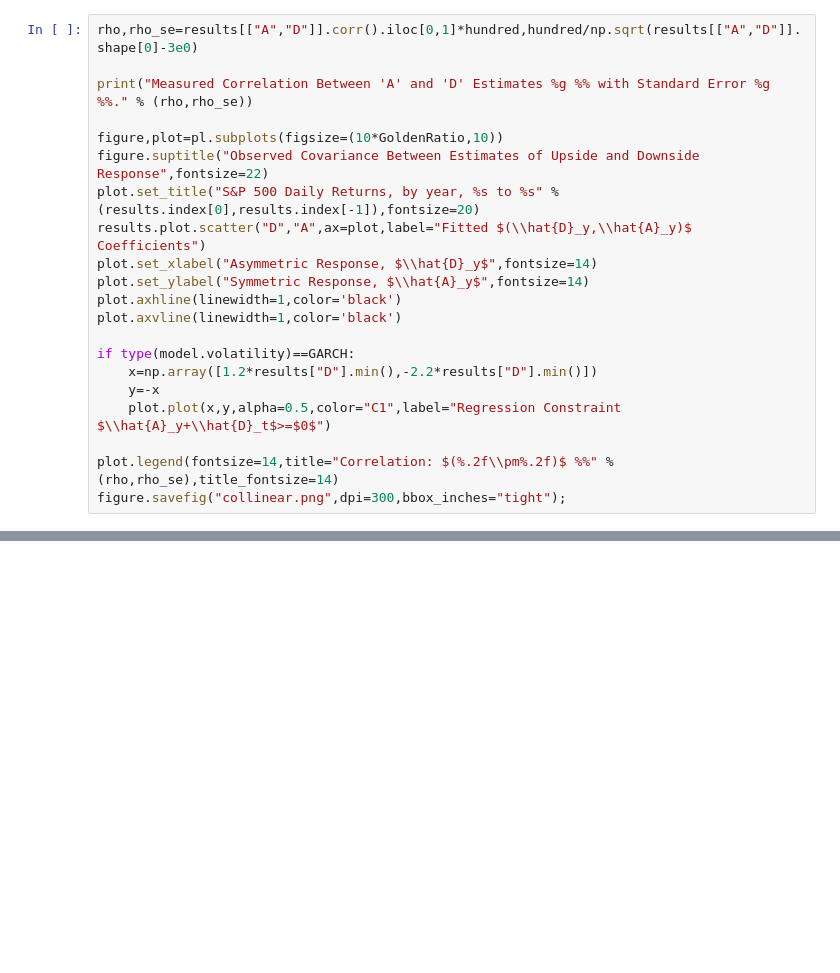
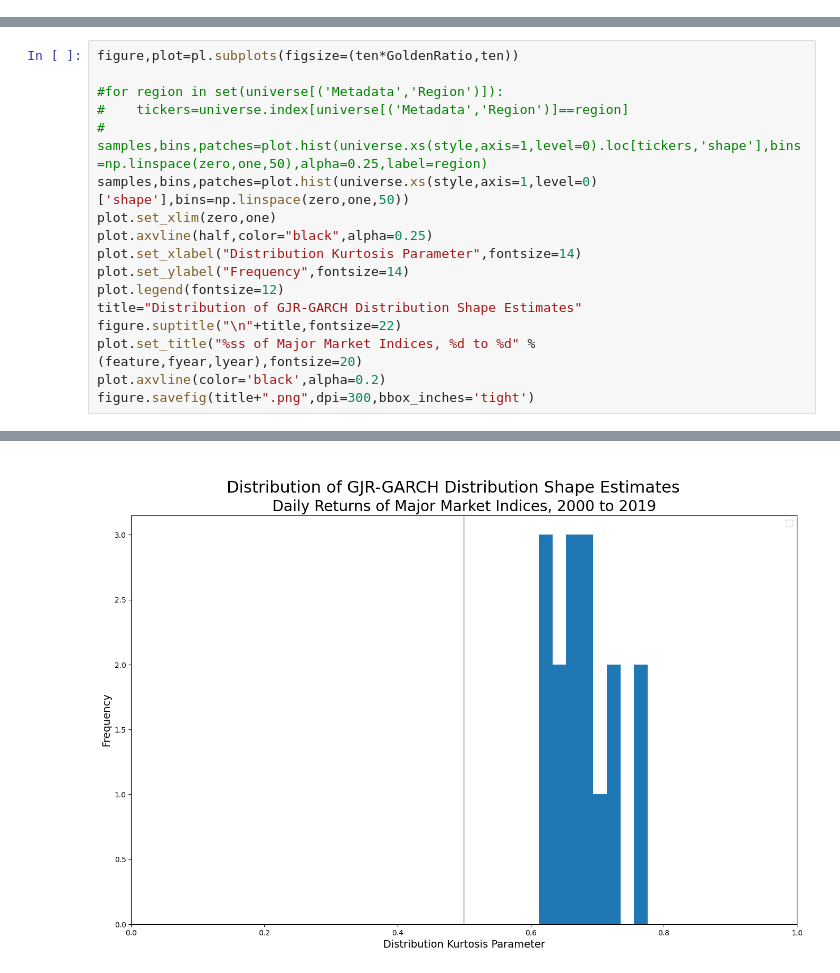
Before and after one commit to Farmhouse121/Wilmott-Articles, a Jupyter notebook: Other_Countries.ipynb, the cells around one changed output, grey strips where cells are left out. Saved outputs shown, nothing was run; the diff lists cells and outputs as text; blank space fills up the shorter version.

```diff
--- a/Other_Countries.ipynb
+++ b/Other_Countries.ipynb
@@ -222,21 +50,0 @@ figure.savefig("AD.png",dpi=300,bbox_inches='tight');
-# %%
-rho,rho_se=results[["A","D"]].corr().iloc[0,1]*hundred,hundred/np.sqrt(results[["A","D"]].shape[0]-3e0)
-
-print("Measured Correlation Between 'A' and 'D' Estimates %g %% with Standard Error %g %%." % (rho,rho_se))
-
-figure,plot=pl.subplots(figsize=(10*GoldenRatio,10))
-figure.suptitle("Observed Covariance Between Estimates of Upside and Downside Response",fontsize=22)
-plot.set_title("S&P 500 Daily Returns, by year, %s to %s" % (results.index[0],results.index[-1]),fontsize=20)
-results.plot.scatter("D","A",ax=plot,label="Fitted $(\\hat{D}_y,\\hat{A}_y)$ Coefficients")
-plot.set_xlabel("Asymmetric Response, $\\hat{D}_y$",fontsize=14)
-plot.set_ylabel("Symmetric Response, $\\hat{A}_y$",fontsize=14)
-plot.axhline(linewidth=1,color='black')
-plot.axvline(linewidth=1,color='black')
-
-if type(model.volatility)==GARCH:
-    x=np.array([1.2*results["D"].min(),-2.2*results["D"].min()])
-    y=-x
-    plot.plot(x,y,alpha=0.5,color="C1",label="Regression Constraint $\\hat{A}_y+\\hat{D}_t$>=$0$")
-
-plot.legend(fontsize=14,title="Correlation: $(%.2f\\pm%.2f)$ %%" % (rho,rho_se),title_fontsize=14)
-figure.savefig("collinear.png",dpi=300,bbox_inches="tight");
@@ -245,0 +386,18 @@ Measured Correlation Between 'A' and 'D' Estimates -39.3328 % with Standard Erro
+# %%
+figure,plot=pl.subplots(figsize=(ten*GoldenRatio,ten))
+
+#for region in set(universe[('Metadata','Region')]):
+#    tickers=universe.index[universe[('Metadata','Region')]==region]
+#    samples,bins,patches=plot.hist(universe.xs(style,axis=1,level=0).loc[tickers,'shape'],bins=np.linspace(zero,one,50),alpha=0.25,label=region)
+samples,bins,patches=plot.hist(universe.xs(style,axis=1,level=0)['shape'],bins=np.linspace(zero,one,50))
+plot.set_xlim(zero,one)
+plot.axvline(half,color="black",alpha=0.25)
+plot.set_xlabel("Distribution Kurtosis Parameter",fontsize=14)
+plot.set_ylabel("Frequency",fontsize=14)
+plot.legend(fontsize=12)
+title="Distribution of GJR-GARCH Distribution Shape Estimates"
+figure.suptitle("\n"+title,fontsize=22)
+plot.set_title("%ss of Major Market Indices, %d to %d" % (feature,fyear,lyear),fontsize=20)
+plot.axvline(color='black',alpha=0.2)
+figure.savefig(title+".png",dpi=300,bbox_inches='tight')
+# %% [output]
@@ -245,0 +405 @@ Measured Correlation Between 'A' and 'D' Estimates -39.3328 % with Standard Erro
+[figure, added]
```
Also changed, not shown: parts of 14 cells of this notebook.
